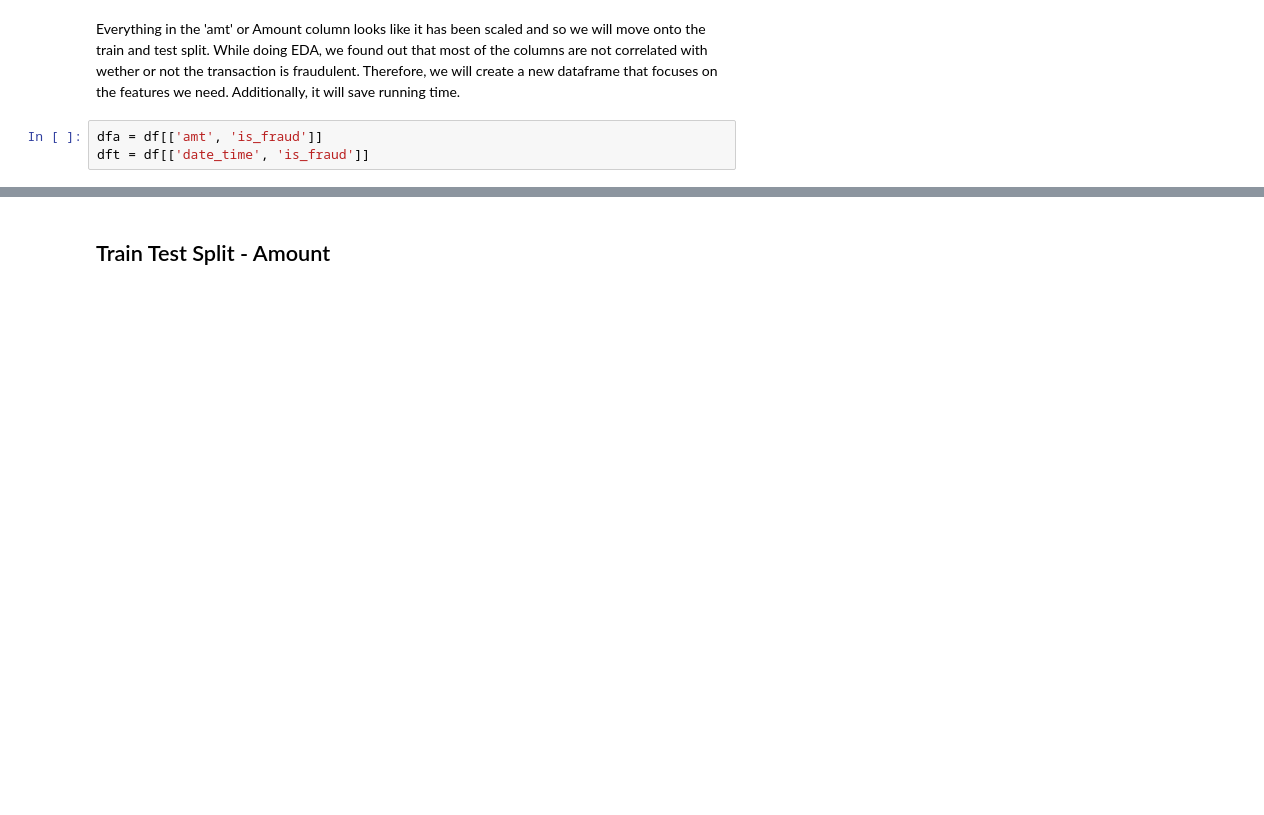
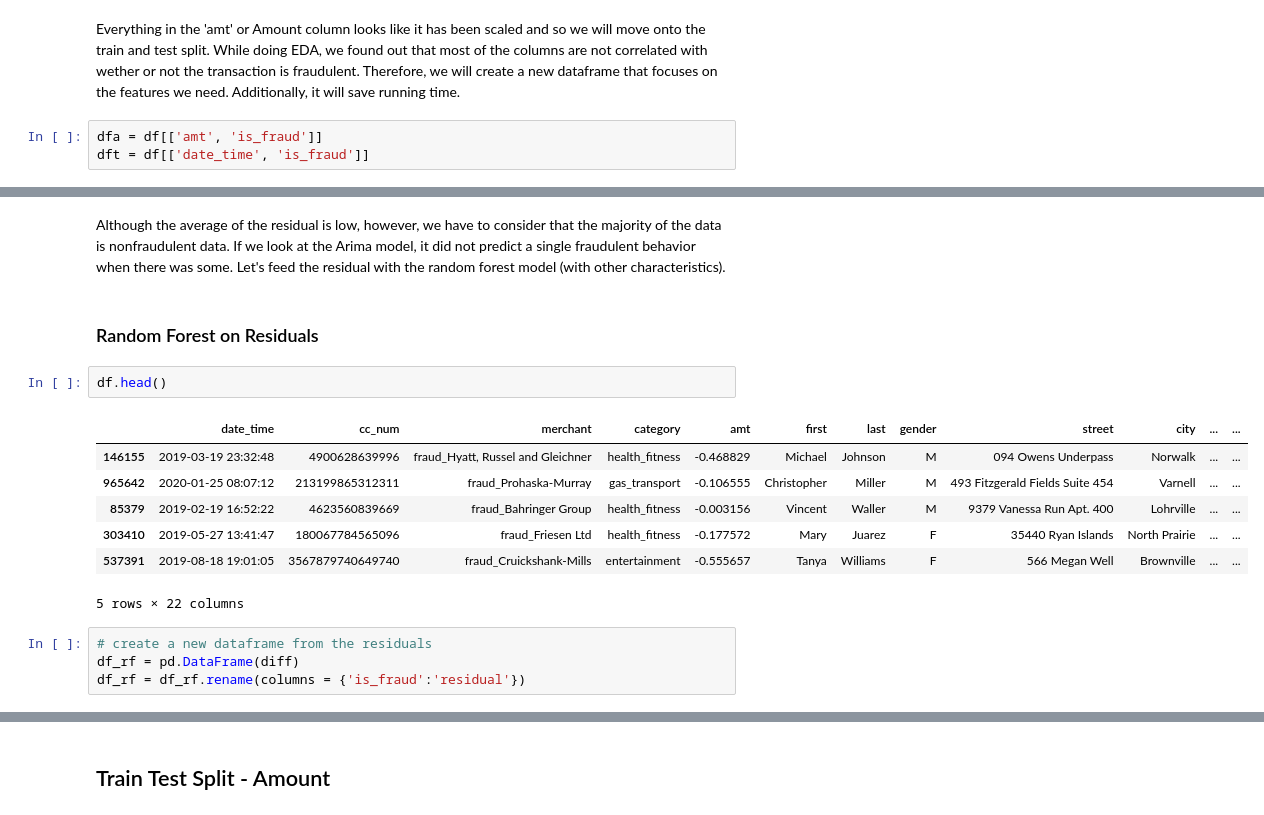
Before and after one commit to WasineeSi/Springboard, a Jupyter notebook: Preprocessing Training and Modeling.ipynb, the cells around one changed output, grey strips where cells are left out. Cells and saved outputs as stored; diff of their text form; blank space fills up the shorter version.

```diff
--- a/Preprocessing Training and Modeling.ipynb
+++ b/Preprocessing Training and Modeling.ipynb
@@ -103,0 +235,18 @@ dft = df[['date_time', 'is_fraud']]
+# %% [markdown]
+Although the average of the residual is low, however, we have to consider that the majority of the data is nonfraudulent data. If we look at the Arima model, it did not predict a single fraudulent behavior when there was some. Let's feed the residual with  the random forest model (with other characteristics).
+# %% [markdown]
+### Random Forest on Residuals
+# %%
+df.head()
+# %% [output]
+|  | date_time | cc_num | merchant | category | amt | first | last | gender | street | city | ... | ... |
+| 146155 | 2019-03-19 23:32:48 | 4900628639996 | fraud_Hyatt, Russel and Gleichner | health_fitness | -0.468829 | Michael | Johnson | M | 094 Owens Underpass | Norwalk | ... | ... |
+| 965642 | 2020-01-25 08:07:12 | 213199865312311 | fraud_Prohaska-Murray | gas_transport | -0.106555 | Christopher | Miller | M | 493 Fitzgerald Fields Suite 454 | Varnell | ... | ... |
+| 85379 | 2019-02-19 16:52:22 | 4623560839669 | fraud_Bahringer Group | health_fitness | -0.003156 | Vincent | Waller | M | 9379 Vanessa Run Apt. 400 | Lohrville | ... | ... |
+| 303410 | 2019-05-27 13:41:47 | 180067784565096 | fraud_Friesen Ltd | health_fitness | -0.177572 | Mary | Juarez | F | 35440 Ryan Islands | North Prairie | ... | ... |
+| 537391 | 2019-08-18 19:01:05 | 3567879740649740 | fraud_Cruickshank-Mills | entertainment | -0.555657 | Tanya | Williams | F | 566 Megan Well | Brownville | ... | ... |
+5 rows × 22 columns
+# %%
+# create a new dataframe from the residuals
+df_rf = pd.DataFrame(diff)
+df_rf = df_rf.rename(columns = {'is_fraud':'residual'})
```
Also changed, not shown: parts of 44 cells of this notebook.
